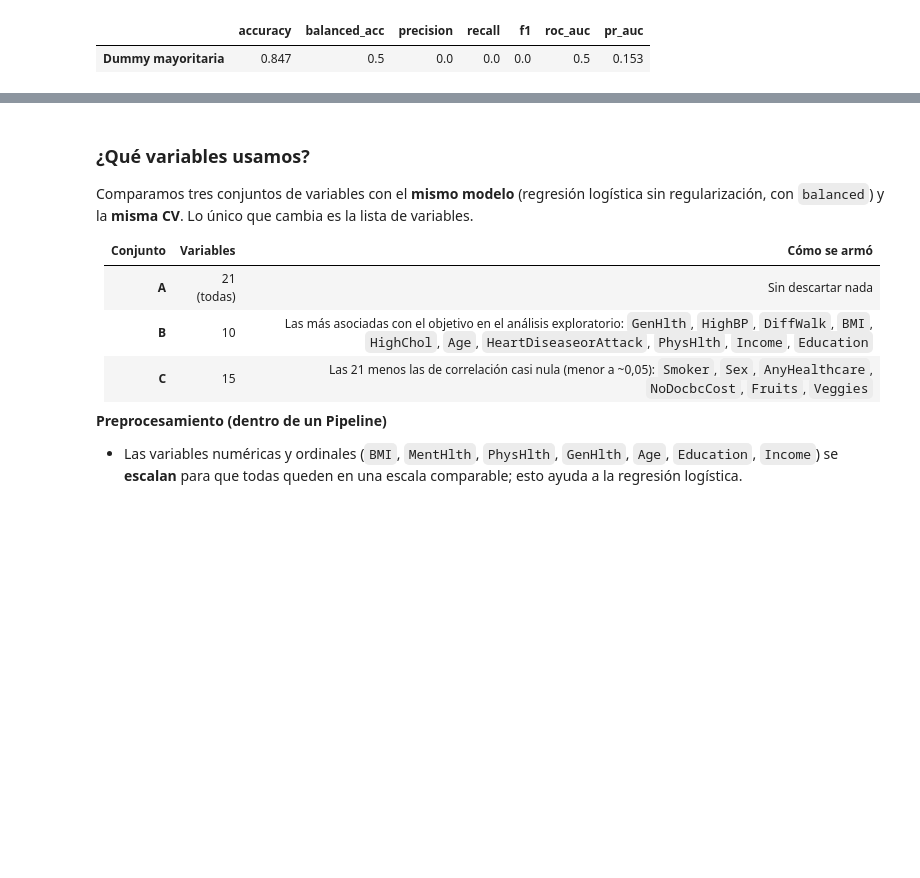
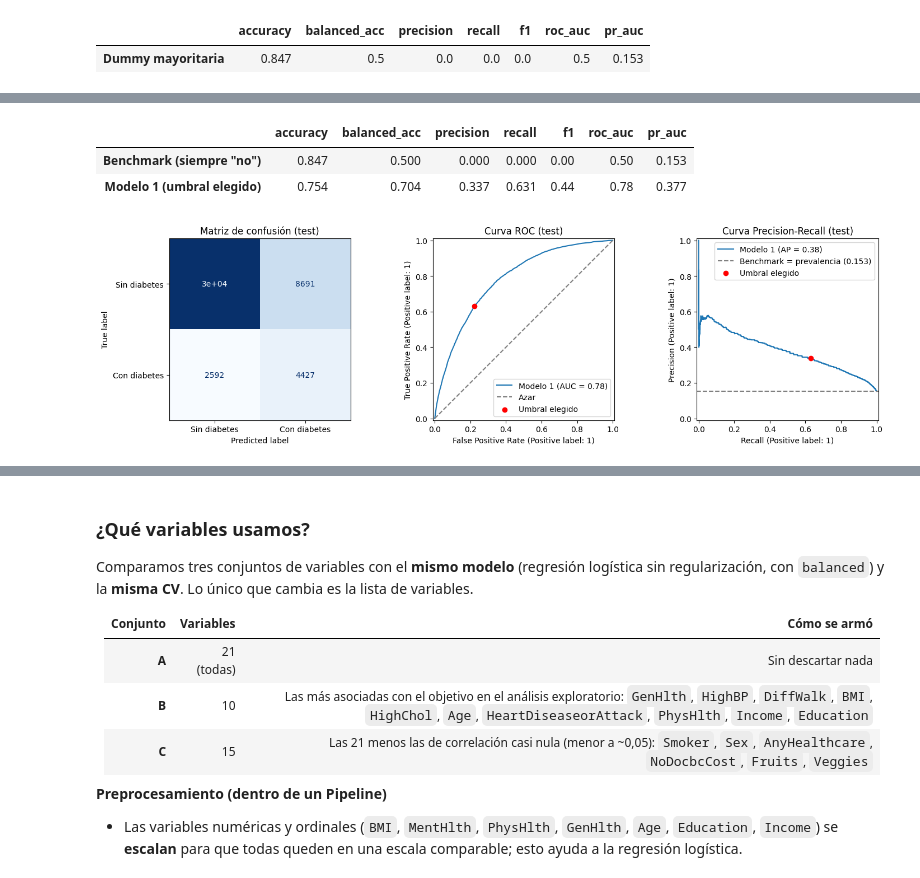
Before and after one commit to TobiasB06/IAA-TP, a Jupyter notebook: Grupo_11_TP.ipynb, the cells around one changed output, grey strips where cells are left out. Drawn from its saved outputs; the diff is of its cells as text; code cells hidden in the pictures; blank space fills up the shorter version.

```diff
--- a/Grupo_11_TP.ipynb
+++ b/Grupo_11_TP.ipynb
@@ -829,0 +940,42 @@ Modelo de referencia. Como benchmark se propone una regla sin aprendizaje: prede
+# %%
+
+
+m1.fit(X_train[cols_m1], y_train)                      # se entrena con TODO train
+p_test = m1.predict_proba(X_test[cols_m1])[:, 1]
+pred_test = (p_test >= umbral).astype(int)
+
+prev = y_test.mean()
+res = pd.DataFrame({
+    'Benchmark (siempre "no")': {'accuracy': 1 - prev, 'balanced_acc': 0.5, 'precision': 0.0, 'recall': 0.0,
+                                 'f1': 0.0, 'roc_auc': 0.5, 'pr_auc': prev},
+    'Modelo 1 (umbral elegido)': {'accuracy': accuracy_score(y_test, pred_test),
+                                  'balanced_acc': balanced_accuracy_score(y_test, pred_test),
+                                  'precision': precision_score(y_test, pred_test),
+                                  'recall': recall_score(y_test, pred_test),
+                                  'f1': f1_score(y_test, pred_test),
+                                  'roc_auc': roc_auc_score(y_test, p_test),
+                                  'pr_auc': average_precision_score(y_test, p_test)}}).T.round(3)
+display(res)
+
+fig, axes = plt.subplots(1, 3, figsize=(15, 4.2))
+ConfusionMatrixDisplay.from_predictions(y_test, pred_test, display_labels=['Sin diabetes', 'Con diabetes'],
+                                        cmap='Blues', colorbar=False, ax=axes[0])
+axes[0].set_title('Matriz de confusión (test)')
+
+RocCurveDisplay.from_predictions(y_test, p_test, ax=axes[1], name='Modelo 1')
+axes[1].plot([0, 1], [0, 1], ls='--', color='gray', label='Azar')
+axes[1].scatter(((p_test >= umbral) & (y_test == 0)).sum() / (y_test == 0).sum(), recall_score(y_test, pred_test),
+                color='red', zorder=3, label='Umbral elegido')
+axes[1].legend(); axes[1].set_title('Curva ROC (test)')
+
+PrecisionRecallDisplay.from_predictions(y_test, p_test, ax=axes[2], name='Modelo 1')
+axes[2].axhline(prev, ls='--', color='gray', label=f'Benchmark = prevalencia ({prev:.3f})')
+axes[2].scatter(recall_score(y_test, pred_test), precision_score(y_test, pred_test),
+                color='red', zorder=3, label='Umbral elegido')
+axes[2].legend(); axes[2].set_title('Curva Precision-Recall (test)')
+plt.tight_layout(); plt.show()
+# %% [output]
+|  | accuracy | balanced_acc | precision | recall | f1 | roc_auc | pr_auc |
+| Benchmark (siempre "no") | 0.847 | 0.500 | 0.000 | 0.000 | 0.00 | 0.50 | 0.153 |
+| Modelo 1 (umbral elegido) | 0.754 | 0.704 | 0.337 | 0.631 | 0.44 | 0.78 | 0.377 |
+[figure, added]
```
Also changed, not shown: parts of 25 cells of this notebook.
